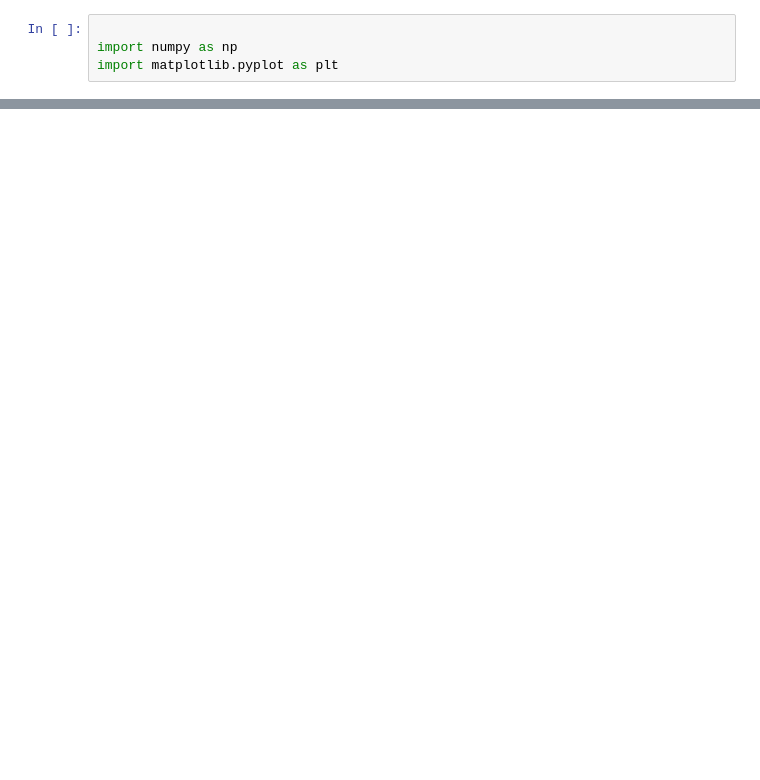
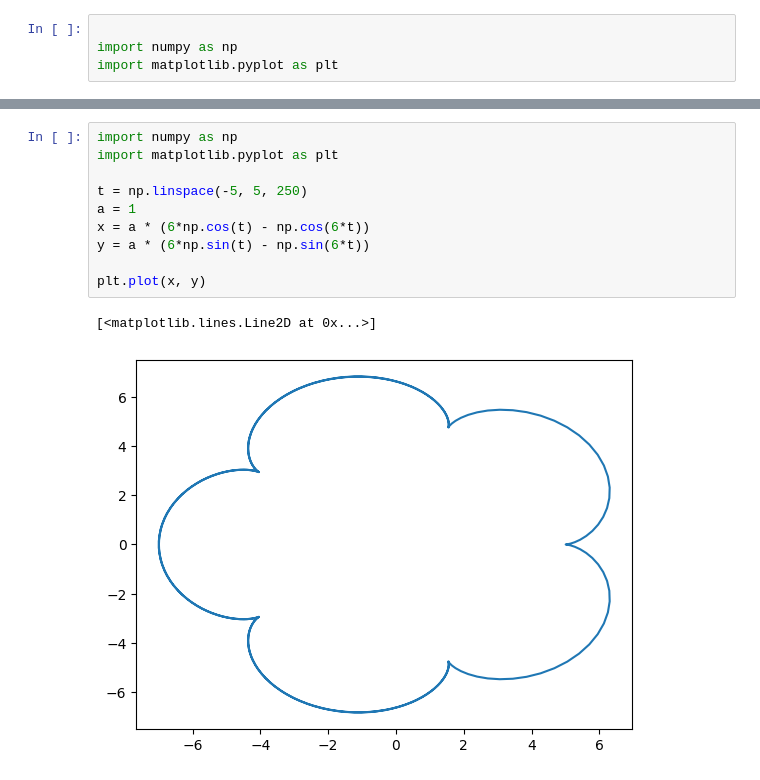
Before and after one commit to ImJudgement7497/Q-BIDs, a Jupyter notebook: plotting.ipynb, the cells around one changed output, grey strips where cells are left out. Cells and saved outputs as stored; diff of their text form; blank space fills up the shorter version.

```diff
--- a/plotting.ipynb
+++ b/plotting.ipynb
@@ -220,0 +209,13 @@ plt.savefig("./figures/cardioid_ortho_polar.svg")
+# %%
+import numpy as np
+import matplotlib.pyplot as plt
+
+t = np.linspace(-5, 5, 250)
+a = 1
+x = a * (6*np.cos(t) - np.cos(6*t))
+y = a * (6*np.sin(t) - np.sin(6*t))
+
+plt.plot(x, y)
+# %% [output]
+[<matplotlib.lines.Line2D at 0x...>]
+[figure, added]
```
Also changed, not shown: parts of 8 cells of this notebook, 17 other files.
